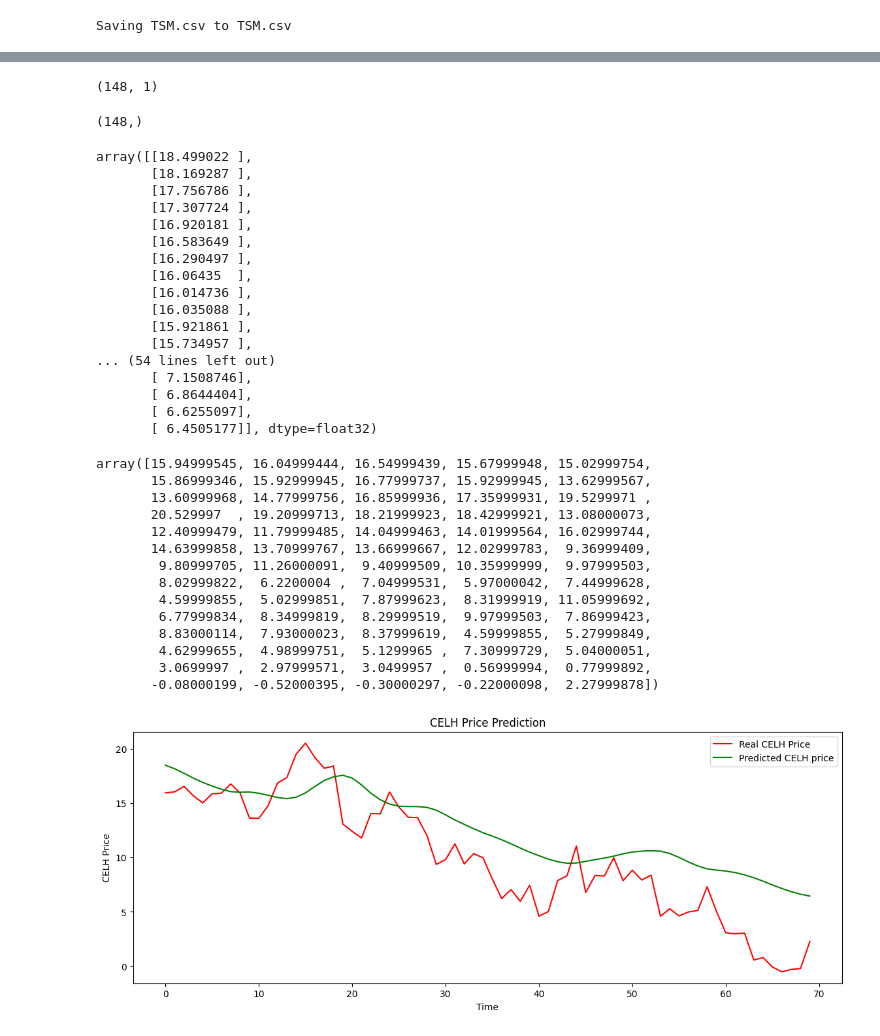
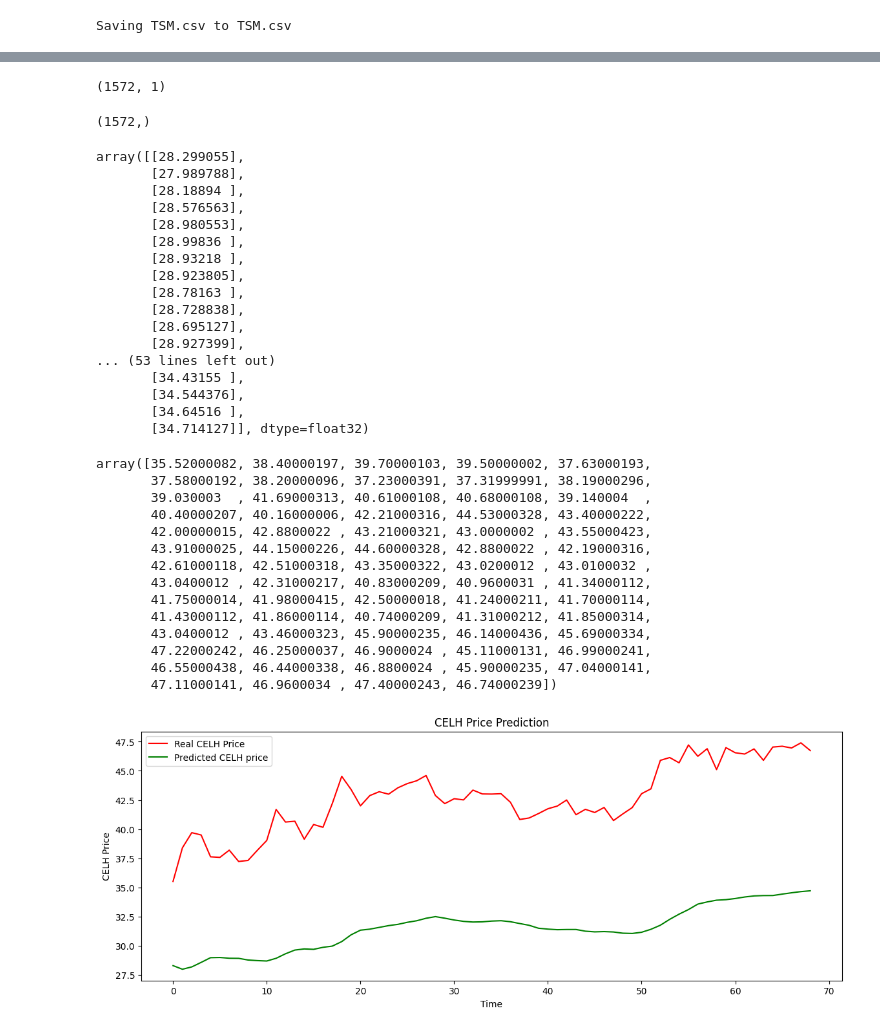
Before and after one commit to hsami180792/Test, a Jupyter notebook: TSM_GRU.ipynb, the cells around one changed output, grey strips where cells are left out. Drawn from its saved outputs; the diff is of its cells as text; code cells hidden in the pictures.

```diff
--- a/TSM_GRU.ipynb
+++ b/TSM_GRU.ipynb
@@ -76,7 +75,7 @@ from tensorflow.keras.layers import Dense, LSTM, Dropout, GRU, Bidirectional
 # %%
 regressorGRU = Sequential()
 
-regressorGRU.add(GRU(units = 60, activation = 'relu', return_sequences = True, input_shape = (x_train.shape[1], 5)))
+regressorGRU.add(GRU(units = 60, activation = 'relu', return_sequences = True, input_shape = (x_train.shape[1], 6)))
 regressorGRU.add(Dropout(0.2))
 
 regressorGRU.add(GRU(units = 60, activation = 'relu', return_sequences = True))
@@ -202,4 +198,4 @@ array([0.02886003, 0.02592689, 0.02853067, 0.02527167, 0.02501838])
 # %%
-scale = 1 / 0.02886003
+scale = 1 / 0.01977848
 scale
 # %% [output]
@@ -210,56 +206,56 @@ y_test = y_test * scale
 # %%
 y_pred.shape
 # %% [output]
-(148, 1)
+(1572, 1)
 # %%
 y_test.shape
 # %% [output]
-(148,)
+(1572,)
 # %%
-y_pred[78:]
+y_pred[1503:]
 # %% [output]
-array([[18.499022 ],
-       [18.169287 ],
-       [17.756786 ],
-       [17.307724 ],
-       [16.920181 ],
-       [16.583649 ],
-       [16.290497 ],
-       [16.06435  ],
-       [16.014736 ],
-       [16.035088 ],
-       [15.921861 ],
-       [15.734957 ],
-... (54 lines left out)
-       [ 7.1508746],
-       [ 6.8644404],
-       [ 6.6255097],
-       [ 6.4505177]], dtype=float32)
+array([[28.299055],
+       [27.989788],
+       [28.18894 ],
+       [28.576563],
+       [28.980553],
+       [28.99836 ],
+       [28.93218 ],
+       [28.923805],
+       [28.78163 ],
+       [28.728838],
+       [28.695127],
+       [28.927399],
+... (53 lines left out)
+       [34.43155 ],
+       [34.544376],
+       [34.64516 ],
+       [34.714127]], dtype=float32)
 # %%
-y_test[78:]
+y_test[1503:]
 # %% [output]
-array([15.94999545, 16.04999444, 16.54999439, 15.67999948, 15.02999754,
-       15.86999346, 15.92999945, 16.77999737, 15.92999945, 13.62999567,
-       13.60999968, 14.77999756, 16.85999936, 17.35999931, 19.5299971 ,
-       20.529997  , 19.20999713, 18.21999923, 18.42999921, 13.08000073,
-       12.40999479, 11.79999485, 14.04999463, 14.01999564, 16.02999744,
-       14.63999858, 13.70999767, 13.66999667, 12.02999783,  9.36999409,
-        9.80999705, 11.26000091,  9.40999509, 10.35999999,  9.97999503,
-        8.02999822,  6.2200004 ,  7.04999531,  5.97000042,  7.44999628,
-        4.59999855,  5.02999851,  7.87999623,  8.31999919, 11.05999692,
-        6.77999834,  8.34999819,  8.29999519,  9.97999503,  7.86999423,
-        8.83000114,  7.93000023,  8.37999619,  4.59999855,  5.27999849,
-        4.62999655,  4.98999751,  5.1299965 ,  7.30999729,  5.04000051,
-        3.0699997 ,  2.97999571,  3.0499957 ,  0.56999994,  0.77999892,
-       -0.08000199, -0.52000395, -0.30000297, -0.22000098,  2.27999878])
+array([35.52000082, 38.40000197, 39.70000103, 39.50000002, 37.63000193,
+       37.58000192, 38.20000096, 37.23000391, 37.31999991, 38.19000296,
+       39.030003  , 41.69000313, 40.61000108, 40.68000108, 39.140004  ,
+       40.40000207, 40.16000006, 42.21000316, 44.53000328, 43.40000222,
+       42.00000015, 42.8800022 , 43.21000321, 43.0000002 , 43.55000423,
+       43.91000025, 44.15000226, 44.60000328, 42.8800022 , 42.19000316,
+       42.61000118, 42.51000318, 43.35000322, 43.0200012 , 43.0100032 ,
+       43.0400012 , 42.31000217, 40.83000209, 40.9600031 , 41.34000112,
+       41.75000014, 41.98000415, 42.50000018, 41.24000211, 41.70000114,
+       41.43000112, 41.86000114, 40.74000209, 41.31000212, 41.85000314,
+       43.0400012 , 43.46000323, 45.90000235, 46.14000436, 45.69000334,
+       47.22000242, 46.25000037, 46.9000024 , 45.11000131, 46.99000241,
+       46.55000438, 46.44000338, 46.8800024 , 45.90000235, 47.04000141,
+       47.11000141, 46.9600034 , 47.40000243, 46.74000239])
 # %%
 plt.figure(figsize = (14,5))
-plt.plot(y_test[78:], color = 'red', label = 'Real CELH Price')
-plt.plot(y_pred[78:], color = 'green', label = 'Predicted CELH price')
+plt.plot(y_test[1503:], color = 'red', label = 'Real CELH Price')
+plt.plot(y_pred[1503:], color = 'green', label = 'Predicted CELH price')
 plt.title('CELH Price Prediction')
 plt.xlabel('Time')
 plt.ylabel('CELH Price')
 plt.legend()
 plt.show()
 # %% [output]
-[figure, old version]
+[figure, new version]
```
Also changed, not shown: parts of 13 cells of this notebook, 5 other files.
